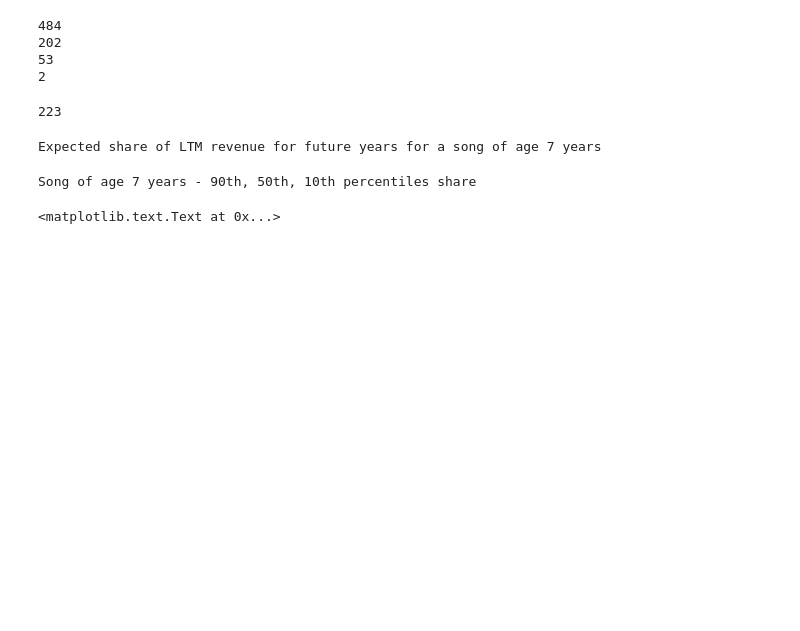
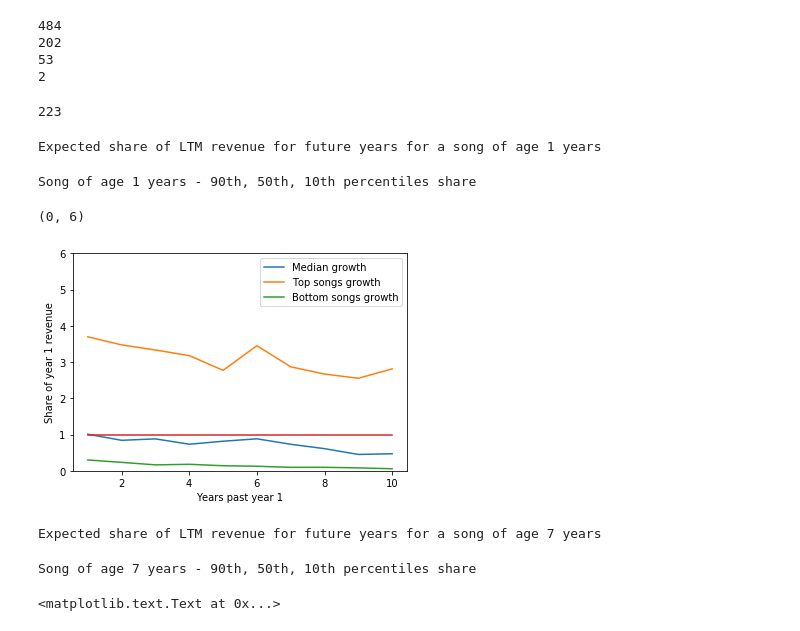
Before and after one commit to sstoikov/music-catalogs, a Jupyter notebook: models.ipynb, the cells around one changed output. Drawn from its saved outputs; the diff is of its cells as text; code cells hidden in the pictures; blank space fills up the shorter version.

```diff
--- a/models.ipynb
+++ b/models.ipynb
@@ -357,6 +357,36 @@ def convert_obs(obs):
     else:
         d = vals[0]
     return float(d)
+# %%
+#Input dollar age of interest
+age_y = 1
+#Input number of years to look for
+r = 7
+perfs = yearly_performance_shareofLTM(new_database, age_y, 10)
+print('Expected share of LTM revenue for future years for a song of age', age_y,'years')
+# %% [output]
+Expected share of LTM revenue for future years for a song of age 1 years
+# %%
+print('Song of age',age_y,'years - 90th, 50th, 10th percentiles share')
+median_data = [p[3] for p in perfs[0]]
+t90_data = [p[4] for p in perfs[0]]
+t10_data = [p[5] for p in perfs[0]]
+#plt.plot(mean_data[:20])
+r = 10
+plt.plot(range(1,r+1), median_data[:r],label='Median growth')
+plt.plot(range(1,r+1), t90_data[:r],label='Top songs growth')
+plt.plot(range(1,r+1), t10_data[:r],label='Bottom songs growth')
+plt.plot(range(1,r+1), [1]*r)
+plt.legend()
+x_name = 'Years past year '+str(age_y)
+y_name = 'Share of year '+str(age_y)+' revenue'
+plt.xlabel(x_name)
+plt.ylabel(y_name)
+plt.ylim([0,6])
+# %% [output]
+Song of age 1 years - 90th, 50th, 10th percentiles share
+(0, 6)
+[figure, added]
 # %%
 #Input dollar age of interest
 age_y = 7
```
Also changed, not shown: parts of 2 cells of this notebook, 1 other file.
